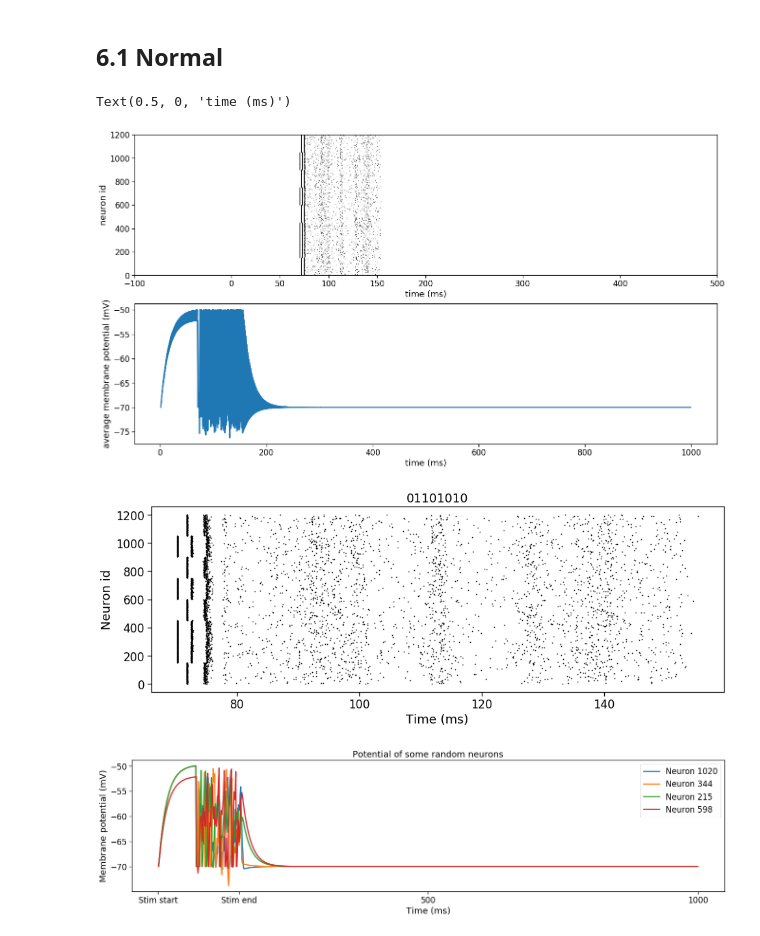
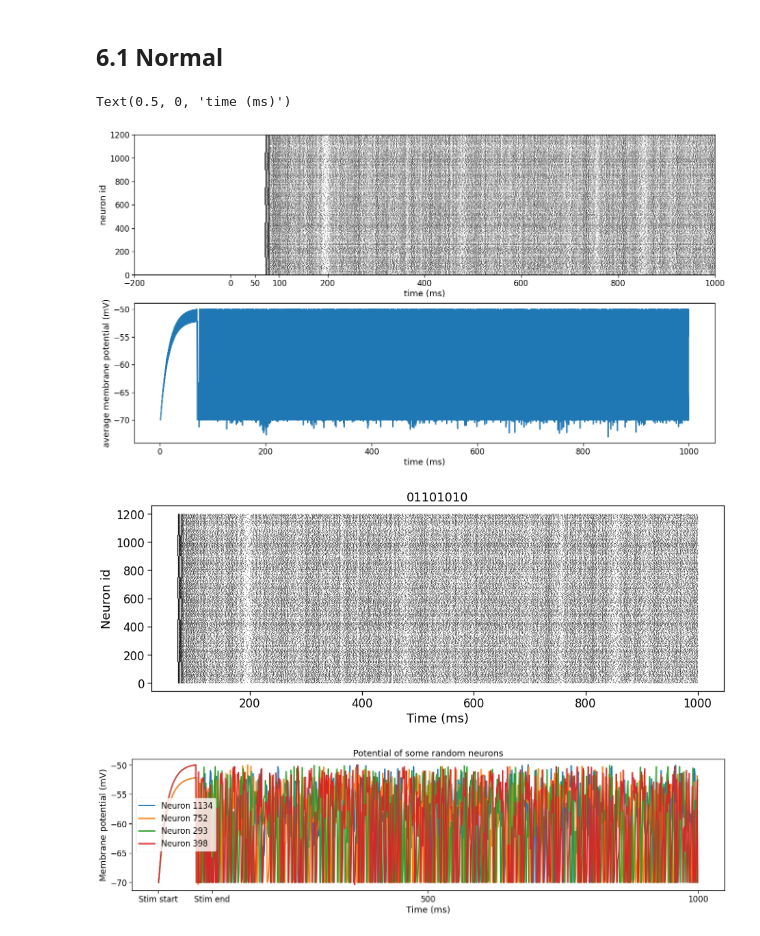
Before and after one commit to daphnecor/Transients, a Jupyter notebook: network_from_scratch.ipynb, the cells around one changed output. Cells and saved outputs as stored; diff of their text form; code cells hidden in the pictures.

Commit message:
update old notebook and finding new way to stimulate neurons

```diff
--- a/network_from_scratch.ipynb
+++ b/network_from_scratch.ipynb
@@ -95,7 +95,8 @@ neuron_params = {
 }
 
 J_ex = 6.
-J_in = -95.
+#J_in = -95.
+J_in = -46.
 eps = 0.1  # connection probability
 
 resolution = 0.1  # this is the simulation step size in ms. Kumar2008: 0.1
@@ -105,7 +106,7 @@ n_threads = 8 # number of threads to use
 ## SIMULATION ##
 simtime = 1000. # simulation time
 stim_start = 0.    # start time of dc (stimulation time)
-stim_end = 150.  # end time of dc (1050 standard)
+stim_end = 100.  # end time of dc
 # %% [markdown]
 ## 2.2 Set amplitudes for the dc generator
 # %%
@@ -340,30 +339,30 @@ def reorder(neuronids,numneurons,numgroups=8, offset=1):
 # %%
 f = plt.figure(figsize=(22,12))
 plt.title(list2str(pattern))
 
 plt.subplot(211)
-plt.scatter(spike_times,spike_neurons, marker='o', s=.1, color='k');
+plt.scatter(spike_times,spike_neurons, marker='o', s=.05, color='k');
 plt.xlabel('time (ms)')
 plt.ylabel('neuron id')
-plt.axis([-100,500,0, N_total])
+plt.axis([-100,1000,0, N_total])
 plt.xticks(list(plt.xticks()[0]) + [50,stim_end]); # add some extra ticks for clarity
 #plt.savefig(path+str(H.list2str(pattern))) uncommment to save figures
 
 plt.subplot(212)
 plt.plot(volt_times, volt_trace)
 plt.ylabel('average membrane potential (mV)')
 plt.xlabel('time (ms)')
 # %% [output]
 Text(0.5, 0, 'time (ms)')
-[figure, old version]
+[figure, new version]
 # %%
 f = plt.figure(figsize=(15,5))
 plt.title(list2str(pattern))
-plt.scatter(spike_times, spike_neurons, marker='o', s=0.5, color='k');
+plt.scatter(spike_times, spike_neurons, marker='o', s=0.02, color='k');
 plt.xlabel('Time (ms)')
 plt.ylabel('Neuron id');
 # %% [output]
-[figure, old version]
+[figure, new version]
 # %%
 # pick some random indices
 rnd_indices = np.random.randint(N_total,size=4)
@@ -375,4 +374,4 @@ labels = ('Stim start', 'Stim end', 500, '1000')
 plt.xticks(positions, labels);
 plt.legend();
 # %% [output]
-[figure, old version]
+[figure, new version]
```
Also changed, not shown: parts of 8 cells of this notebook, 2 other files.
